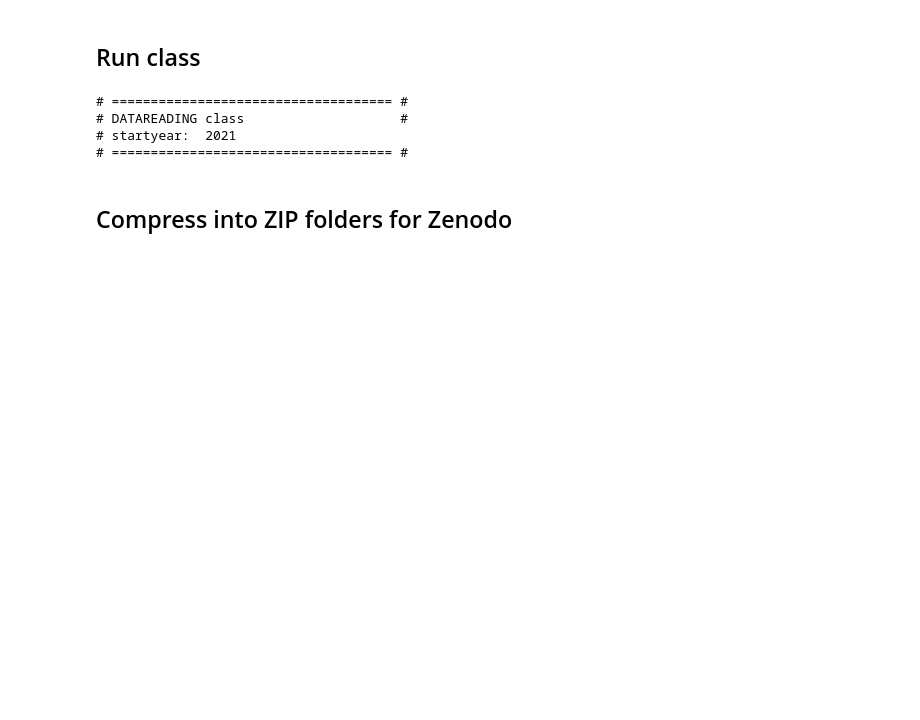
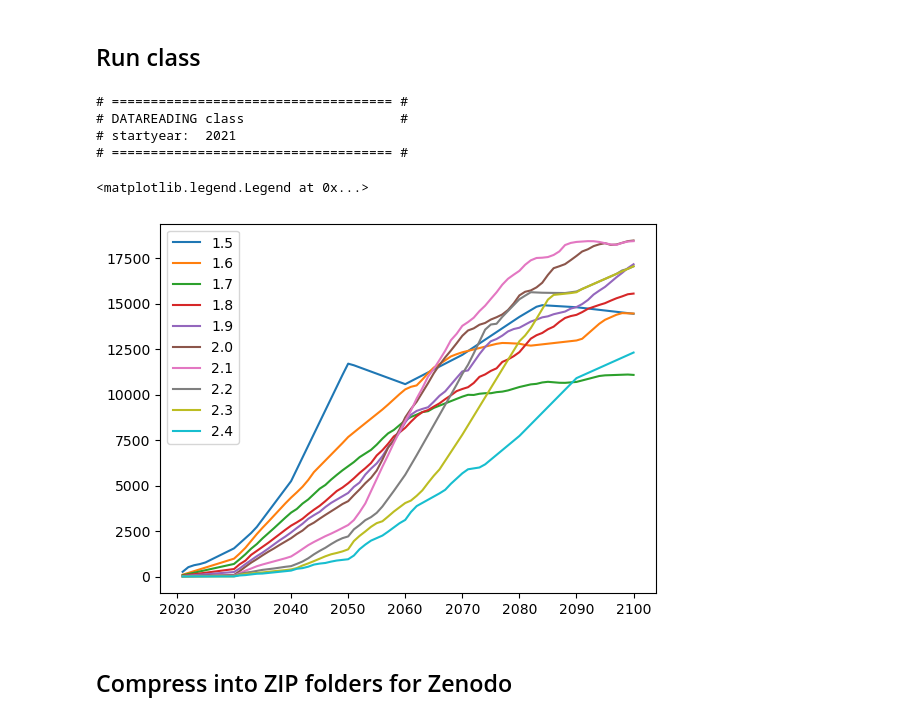
Before and after one commit to imagepbl/effort-sharing, a Jupyter notebook: DataExporters/export_execution.ipynb, the cells around one changed output. Drawn from its saved outputs; the diff is of its cells as text; code cells hidden in the pictures; blank space fills up the shorter version.

```diff
--- a/DataExporters/export_execution.ipynb
+++ b/DataExporters/export_execution.ipynb
@@ -42,6 +43,13 @@ dataexporter.global_all()
 # DATAREADING class                    #
 # startyear:  2021
 # ==================================== #
+# %%
+for t in dataexporter.xr_dataread.Temperature:
+    plt.plot(dataexporter.xr_dataread.Time, dataexporter.xr_dataread.CO2_neg_globe.sel(Temperature=t, NegEmis=0.5), label=float(t))
+plt.legend()
+# %% [output]
+<matplotlib.legend.Legend at 0x...>
+[figure, added]
 # %% [markdown]
 ## Compress into ZIP folders for Zenodo
 # %%
```
Also changed, not shown: parts of 1 cell of this notebook, 2 other files.
